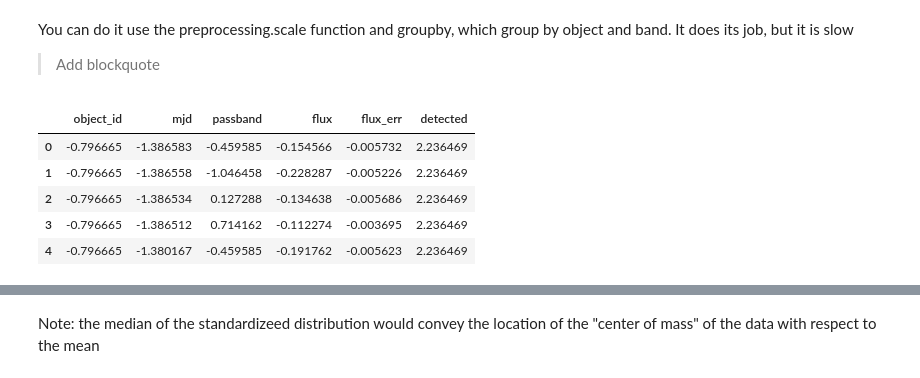
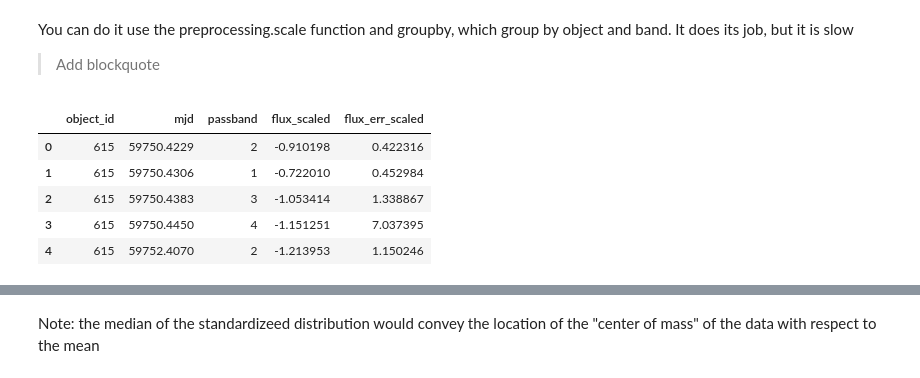
Before and after one commit to arn97/MLTSA25_ARoy, a Jupyter notebook: MLTSA_ARoy/HW4_ARoy.ipynb, the cells around one changed output, grey strips where cells are left out. Saved outputs shown, nothing was run; the diff lists cells and outputs as text; code cells hidden in the pictures.

```diff
--- a/MLTSA_ARoy/HW4_ARoy.ipynb
+++ b/MLTSA_ARoy/HW4_ARoy.ipynb
@@ -265,21 +265,3 @@ Standardize the lcvs and extract some features from the raw lightcurve -
 You can do it use  the preprocessing.scale function and groupby, which group by object and band. It does its job, but it is slow
 
 > Add blockquote
-# %%
-from sklearn import preprocessing
-
-# Standardizing the LCVs using preprocessing.scale
-lcvs_standardized = preprocessing.scale(lcvs)
-
-# Converting back to DataFrame (if lcvs was originally a DataFrame)
-lcvs_standardized = pd.DataFrame(lcvs_standardized, index=lcvs.index, columns=lcvs.columns)
-
-# Display the first few rows to verify the transformation
-lcvs_standardized.head()
-# %% [output]
-|  | object_id | mjd | passband | flux | flux_err | detected |
-| 0 | -0.796665 | -1.386583 | -0.459585 | -0.154566 | -0.005732 | 2.236469 |
-| 1 | -0.796665 | -1.386558 | -1.046458 | -0.228287 | -0.005226 | 2.236469 |
-| 2 | -0.796665 | -1.386534 | 0.127288 | -0.134638 | -0.005686 | 2.236469 |
-| 3 | -0.796665 | -1.386512 | 0.714162 | -0.112274 | -0.003695 | 2.236469 |
-| 4 | -0.796665 | -1.380167 | -0.459585 | -0.191762 | -0.005623 | 2.236469 |
@@ -286 +282,10 @@ lcvs_standardized.head()
+# %%
+lcvs_scaled.head()
+# %% [output]
+|  | object_id | mjd | passband | flux_scaled | flux_err_scaled |
+| 0 | 615 | 59750.4229 | 2 | -0.910198 | 0.422316 |
+| 1 | 615 | 59750.4306 | 1 | -0.722010 | 0.452984 |
+| 2 | 615 | 59750.4383 | 3 | -1.053414 | 1.338867 |
+| 3 | 615 | 59750.4450 | 4 | -1.151251 | 7.037395 |
+| 4 | 615 | 59752.4070 | 2 | -1.213953 | 1.150246 |
 # %%
```
Also changed, not shown: parts of 15 cells of this notebook.
